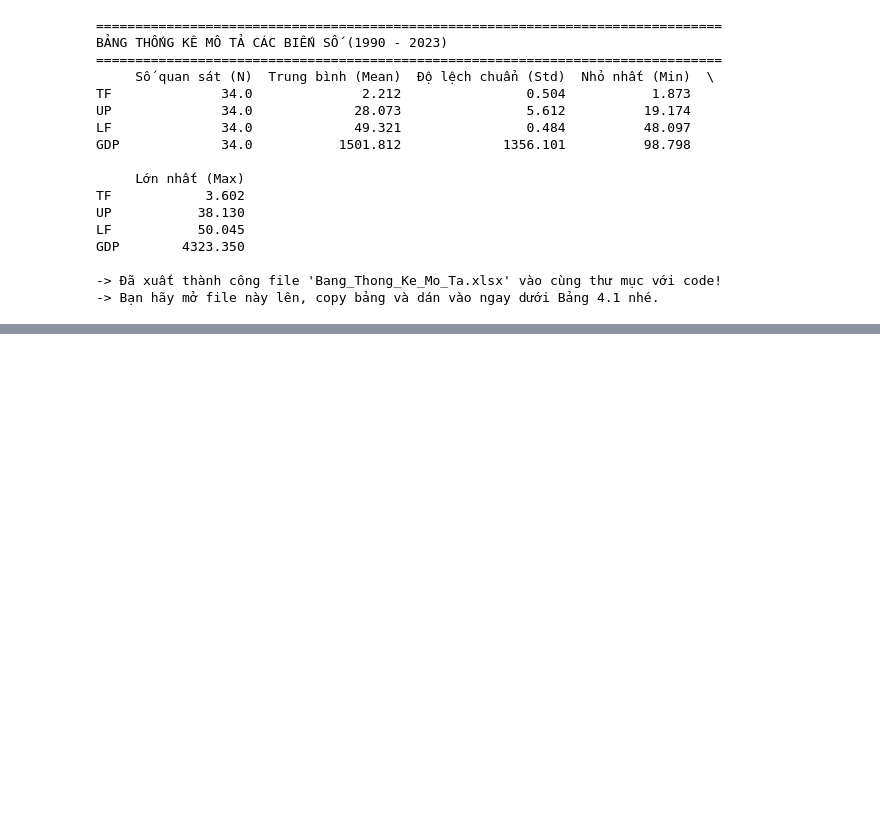
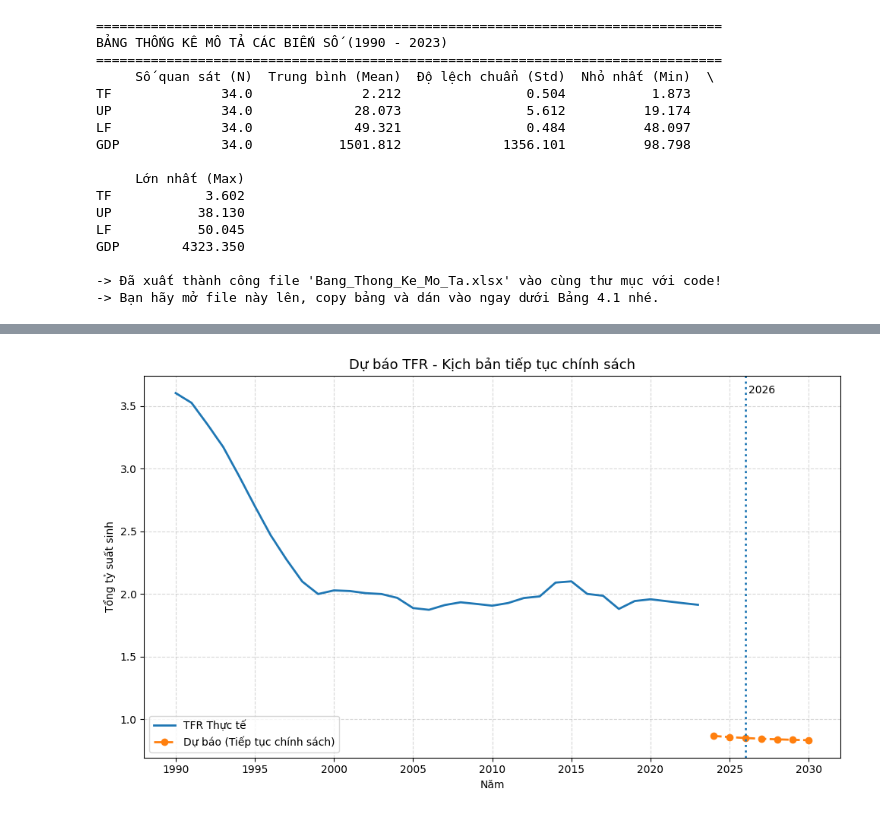
Before and after one commit to plkimtuyen05-boop/ktltsp.ueh25, a Jupyter notebook: TCC/Untitled2.ipynb, the cells around one changed output, grey strips where cells are left out. Saved outputs shown, nothing was run; the diff lists cells and outputs as text; code cells hidden in the pictures; blank space fills up the shorter version.

```diff
--- a/TCC/Untitled2.ipynb
+++ b/TCC/Untitled2.ipynb
@@ -799,0 +1346,9 @@ GDP        4323.350
+# %%
+# Scenario 1: tiếp tục chính sách
+policy_continue = [1, 1, 1, 1, 1, 1, 1]
+
+# Scenario 2: bãi bỏ từ 2026
+policy_remove = [1, 1, 0, 0, 0, 0, 0]
+# %%
+forecast_continue = baseline_forecast + beta_policy * np.array(policy_continue)
+forecast_remove = baseline_forecast + beta_policy * np.array(policy_remove)
@@ -799,0 +1415,28 @@ GDP        4323.350
+# %%
+import matplotlib.pyplot as plt
+
+plt.figure(figsize=(10,6))
+
+# Dữ liệu thực tế
+plt.plot(df['Year'], df['TF'], label='TFR Thực tế', linewidth=2)
+
+# Dự báo
+plt.plot(future_years, forecast_continue,
+         linestyle='--', marker='o', linewidth=2,
+         label='Dự báo (Tiếp tục chính sách)')
+
+# Đánh dấu năm 2026
+plt.axvline(x=2026, linestyle=':', linewidth=2)
+plt.text(2026.2, max(df['TF']), '2026', fontsize=10)
+
+plt.title('Dự báo TFR - Kịch bản tiếp tục chính sách', fontsize=13)
+plt.xlabel('Năm')
+plt.ylabel('Tổng tỷ suất sinh')
+plt.legend()
+plt.grid(True, linestyle='--', alpha=0.5)
+
+plt.tight_layout()
+plt.savefig("scenario_continue.png", dpi=300)
+plt.show()
+# %% [output]
+[figure, added]
```
Also changed, not shown: parts of 21 cells of this notebook.
